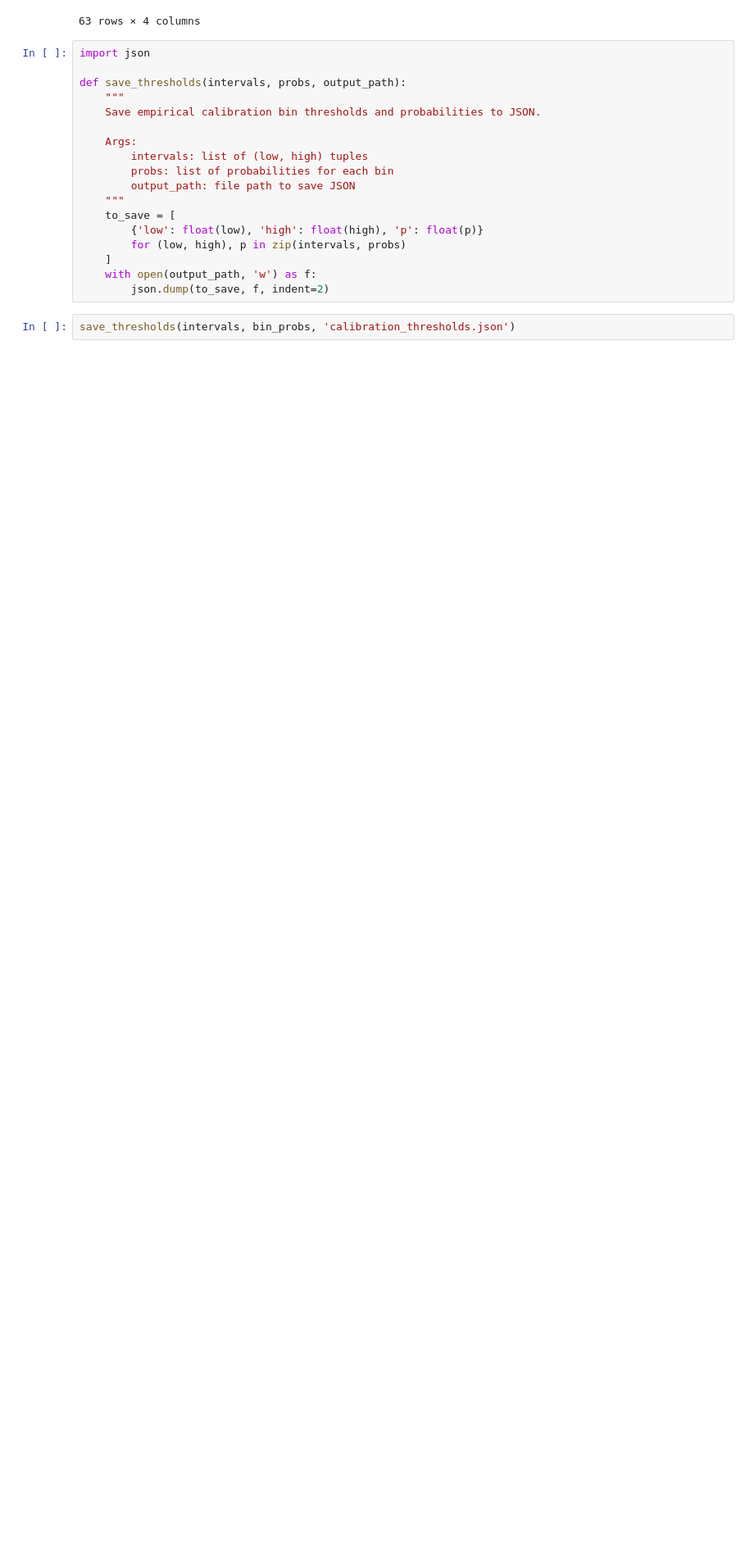
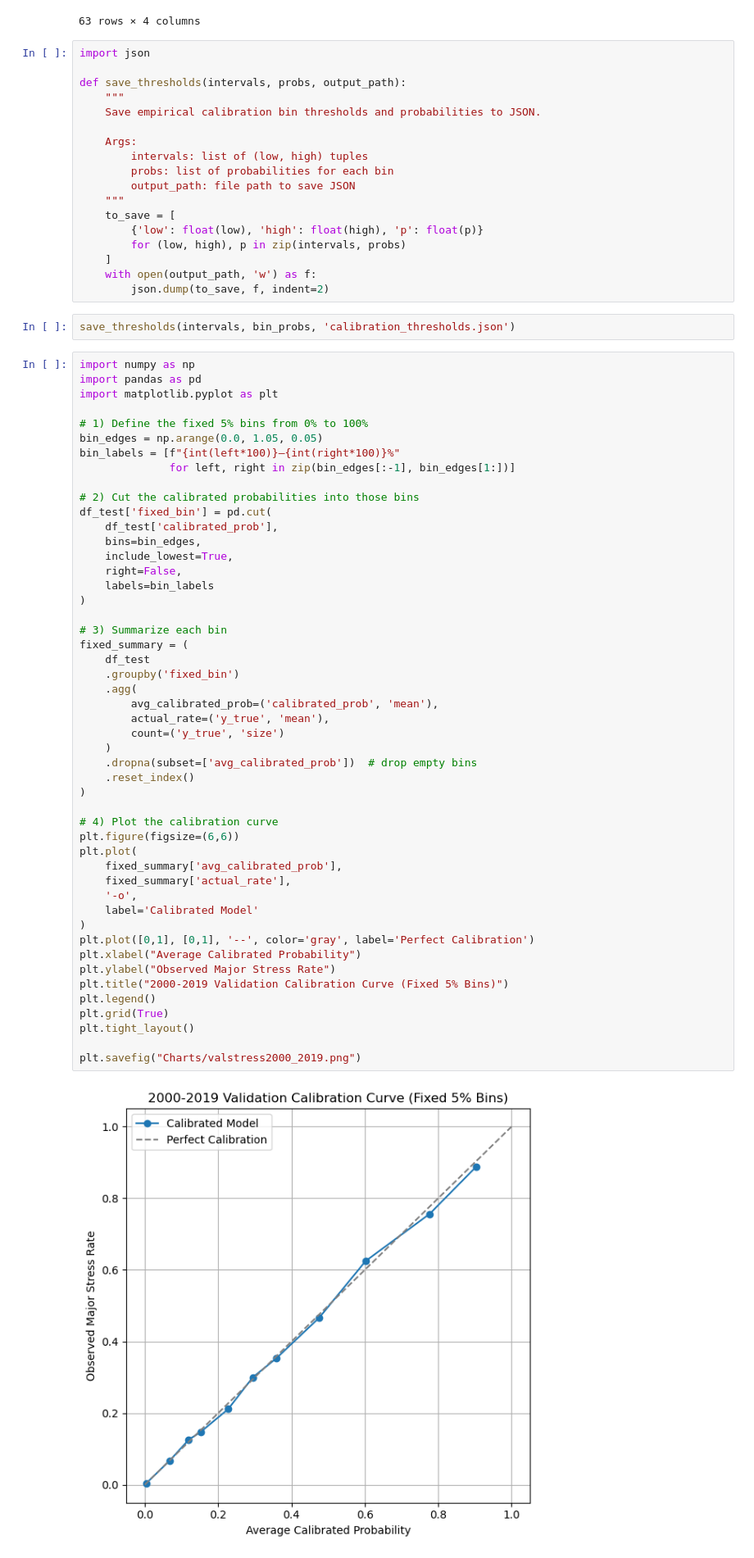
Before and after one commit to SeanVilloresi/freddie-data, a Jupyter notebook: Stress.ipynb, the cells around one changed output. Shown at 82% size. Saved outputs shown, nothing was run; the diff lists cells and outputs as text; blank space fills up the shorter version.

```diff
--- a/Stress.ipynb
+++ b/Stress.ipynb
@@ -634,3 +634,54 @@ def save_thresholds(intervals, probs, output_path):
         json.dump(to_save, f, indent=2)
 # %%
 save_thresholds(intervals, bin_probs, 'calibration_thresholds.json')
+# %%
+import numpy as np
+import pandas as pd
+import matplotlib.pyplot as plt
+
+# 1) Define the fixed 5% bins from 0% to 100%
+bin_edges = np.arange(0.0, 1.05, 0.05)
+bin_labels = [f"{int(left*100)}–{int(right*100)}%"
+              for left, right in zip(bin_edges[:-1], bin_edges[1:])]
+
+# 2) Cut the calibrated probabilities into those bins
+df_test['fixed_bin'] = pd.cut(
+    df_test['calibrated_prob'],
+    bins=bin_edges,
+    include_lowest=True,
+    right=False,
+    labels=bin_labels
+)
+
+# 3) Summarize each bin
+fixed_summary = (
+    df_test
+    .groupby('fixed_bin')
+    .agg(
+        avg_calibrated_prob=('calibrated_prob', 'mean'),
+        actual_rate=('y_true', 'mean'),
+        count=('y_true', 'size')
+    )
+    .dropna(subset=['avg_calibrated_prob'])  # drop empty bins
+    .reset_index()
+)
+
+# 4) Plot the calibration curve
+plt.figure(figsize=(6,6))
+plt.plot(
+    fixed_summary['avg_calibrated_prob'],
+    fixed_summary['actual_rate'],
+    '-o',
+    label='Calibrated Model'
+)
+plt.plot([0,1], [0,1], '--', color='gray', label='Perfect Calibration')
+plt.xlabel("Average Calibrated Probability")
+plt.ylabel("Observed Major Stress Rate")
+plt.title("2000-2019 Validation Calibration Curve (Fixed 5% Bins)")
+plt.legend()
+plt.grid(True)
+plt.tight_layout()
+
+plt.savefig("Charts/valstress2000_2019.png")
+# %% [output]
+[figure, added]
```
Also changed, not shown: parts of 1 cell of this notebook, 10 other files.
